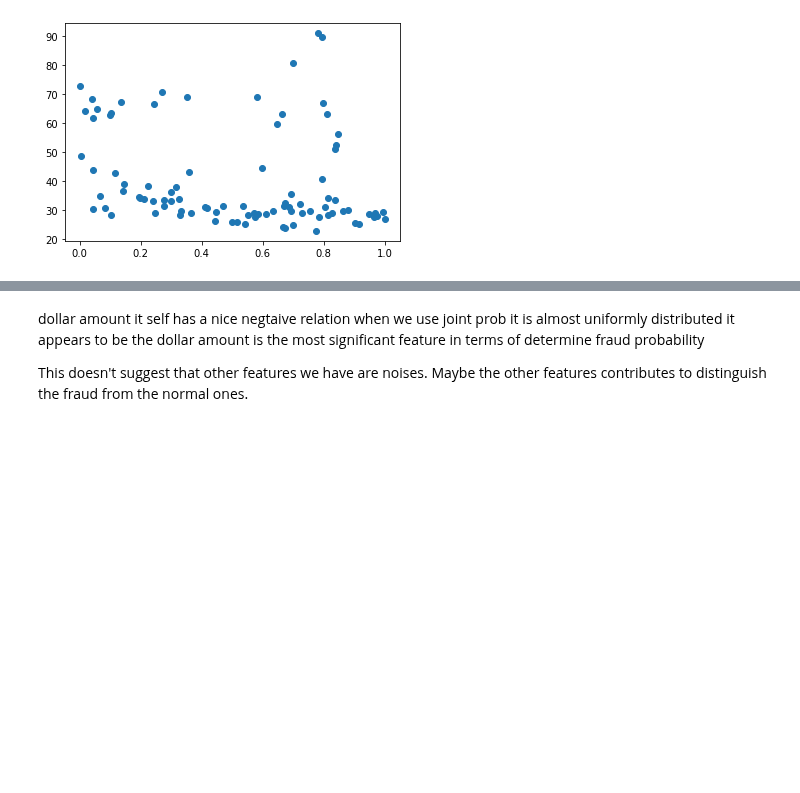
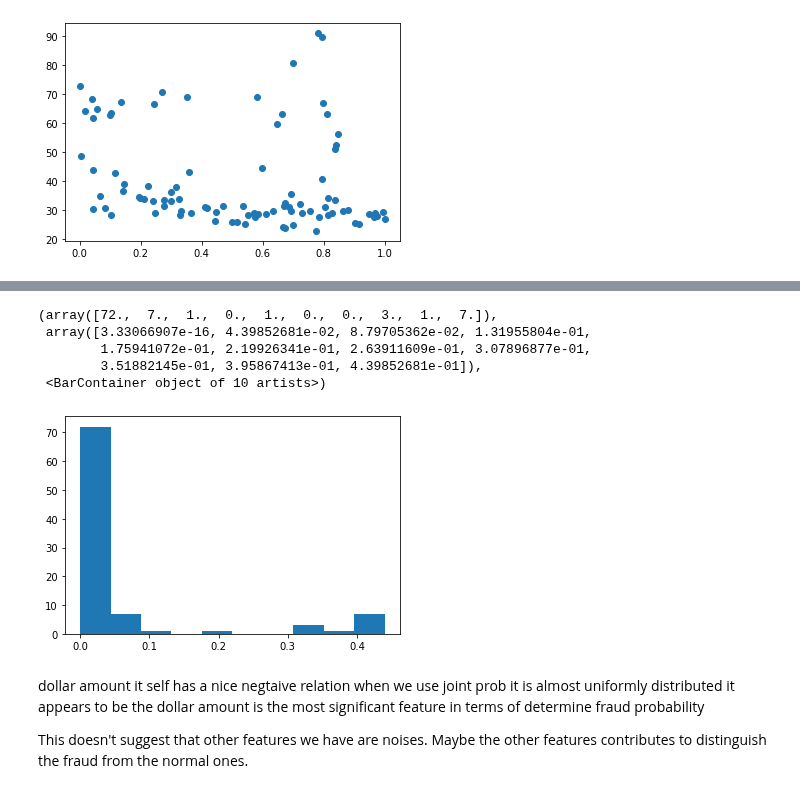
Before and after one commit to MAST30034-Applied-Data-Science/generic-buy-now-pay-later-project-group-19, a Jupyter notebook: notebooks/fraud_analysis.ipynb, the cells around one changed output, grey strips where cells are left out. Drawn from its saved outputs; the diff is of its cells as text; code cells hidden in the pictures; blank space fills up the shorter version.

```diff
--- a/notebooks/fraud_analysis.ipynb
+++ b/notebooks/fraud_analysis.ipynb
@@ -600,0 +610,9 @@ agg_join_df.to_csv("../data/curated/merchant_fraud_join.csv")
+# %%
+plt.hist(agg_join_df["no_order_p_val"])
+# %% [output]
+(array([72.,  7.,  1.,  0.,  1.,  0.,  0.,  3.,  1.,  7.]),
+ array([3.33066907e-16, 4.39852681e-02, 8.79705362e-02, 1.31955804e-01,
+        1.75941072e-01, 2.19926341e-01, 2.63911609e-01, 3.07896877e-01,
+        3.51882145e-01, 3.95867413e-01, 4.39852681e-01]),
+ <BarContainer object of 10 artists>)
+[figure, added]
```
Also changed, not shown: parts of 3 cells of this notebook.
